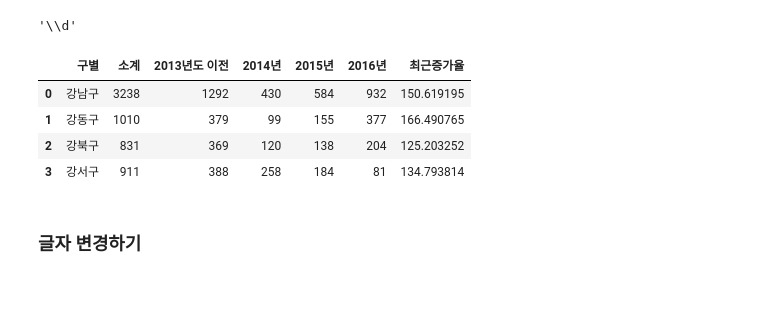
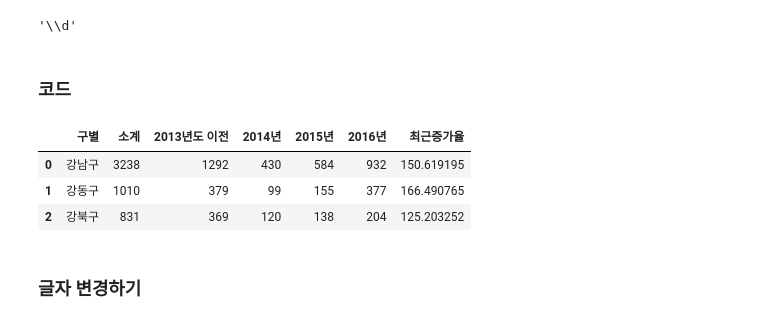
Before and after one commit to askdjango/networkons-201801, a Jupyter notebook: Pandas & Crawling.ipynb, the cells around one changed output. Cells and saved outputs as stored; diff of their text form; code cells hidden in the pictures; blank space fills up the shorter version.

```diff
--- a/Pandas & Crawling.ipynb
+++ b/Pandas & Crawling.ipynb
@@ -535,15 +535,16 @@ print(re.match(휴대폰번호_패턴, '01012341234'))
 r'\d'
 # %% [output]
 '\\d'
+# %% [markdown]
+### 코드
 # %%
-mask = CCTV_Seoul['구별'].str.match(r'강.*구')
+mask = CCTV_Seoul['구별'].str.match(r'강[동남북]구')
 CCTV_Seoul[mask]
 # %% [output]
 |  | 구별 | 소계 | 2013년도 이전 | 2014년 | 2015년 | 2016년 | 최근증가율 |
 | 0 | 강남구 | 3238 | 1292 | 430 | 584 | 932 | 150.619195 |
 | 1 | 강동구 | 1010 | 379 | 99 | 155 | 377 | 166.490765 |
 | 2 | 강북구 | 831 | 369 | 120 | 138 | 204 | 125.203252 |
-| 3 | 강서구 | 911 | 388 | 258 | 184 | 81 | 134.793814 |
 # %% [markdown]
 ### 글자 변경하기
 # %%
```
Also changed, not shown: parts of 1 cell of this notebook.
